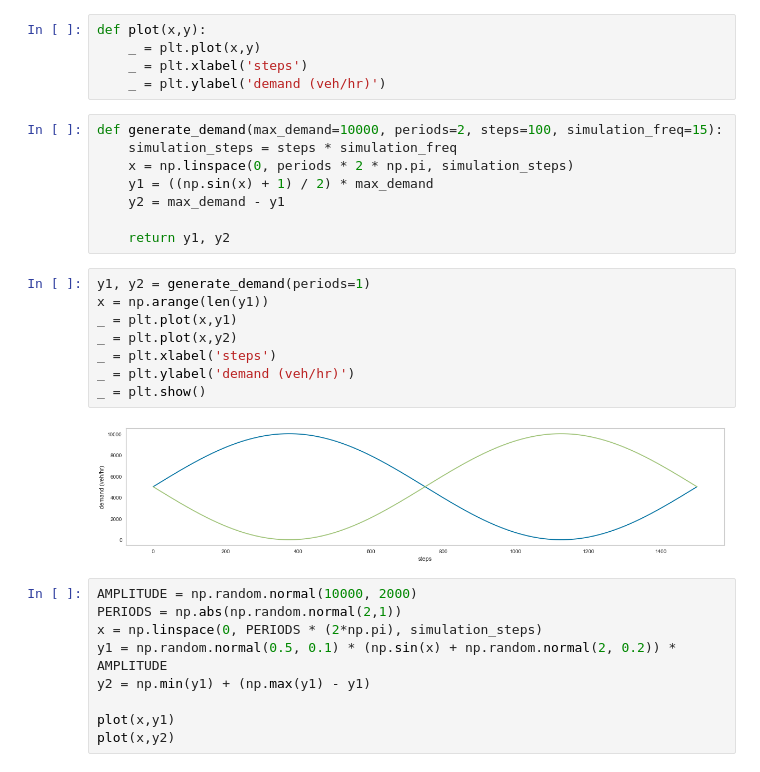
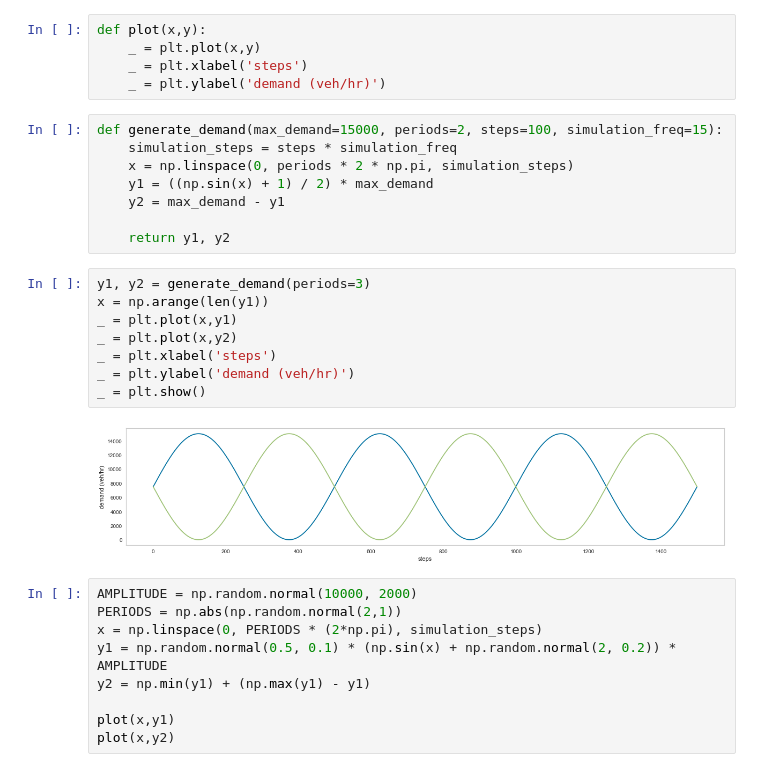
Before and after one commit to rosscogreen/simulation, a Jupyter notebook: metrics/demand.ipynb, the cells around one changed output. Saved outputs shown, nothing was run; the diff lists cells and outputs as text.

```diff
--- a/metrics/demand.ipynb
+++ b/metrics/demand.ipynb
@@ -16,7 +16,7 @@ def plot(x,y):
     _ = plt.xlabel('steps')
     _ = plt.ylabel('demand (veh/hr)')
 # %%
-def generate_demand(max_demand=10000, periods=2, steps=100, simulation_freq=15):
+def generate_demand(max_demand=15000, periods=2, steps=100, simulation_freq=15):
     simulation_steps = steps * simulation_freq
     x = np.linspace(0, periods * 2 * np.pi, simulation_steps)
     y1 = ((np.sin(x) + 1) / 2) * max_demand
@@ -24,15 +24,15 @@ def generate_demand(max_demand=10000, periods=2, steps=100, simulation_freq=15):
 
     return y1, y2
 # %%
-y1, y2 = generate_demand(periods=1)
+y1, y2 = generate_demand(periods=3)
 x = np.arange(len(y1))
 _ = plt.plot(x,y1)
 _ = plt.plot(x,y2)
 _ = plt.xlabel('steps')
 _ = plt.ylabel('demand (veh/hr)')
 _ = plt.show()
 # %% [output]
-[figure, old version]
+[figure, new version]
 # %%
 AMPLITUDE = np.random.normal(10000, 2000)
 PERIODS = np.abs(np.random.normal(2,1))
```
Also changed, not shown: 22 other files.
